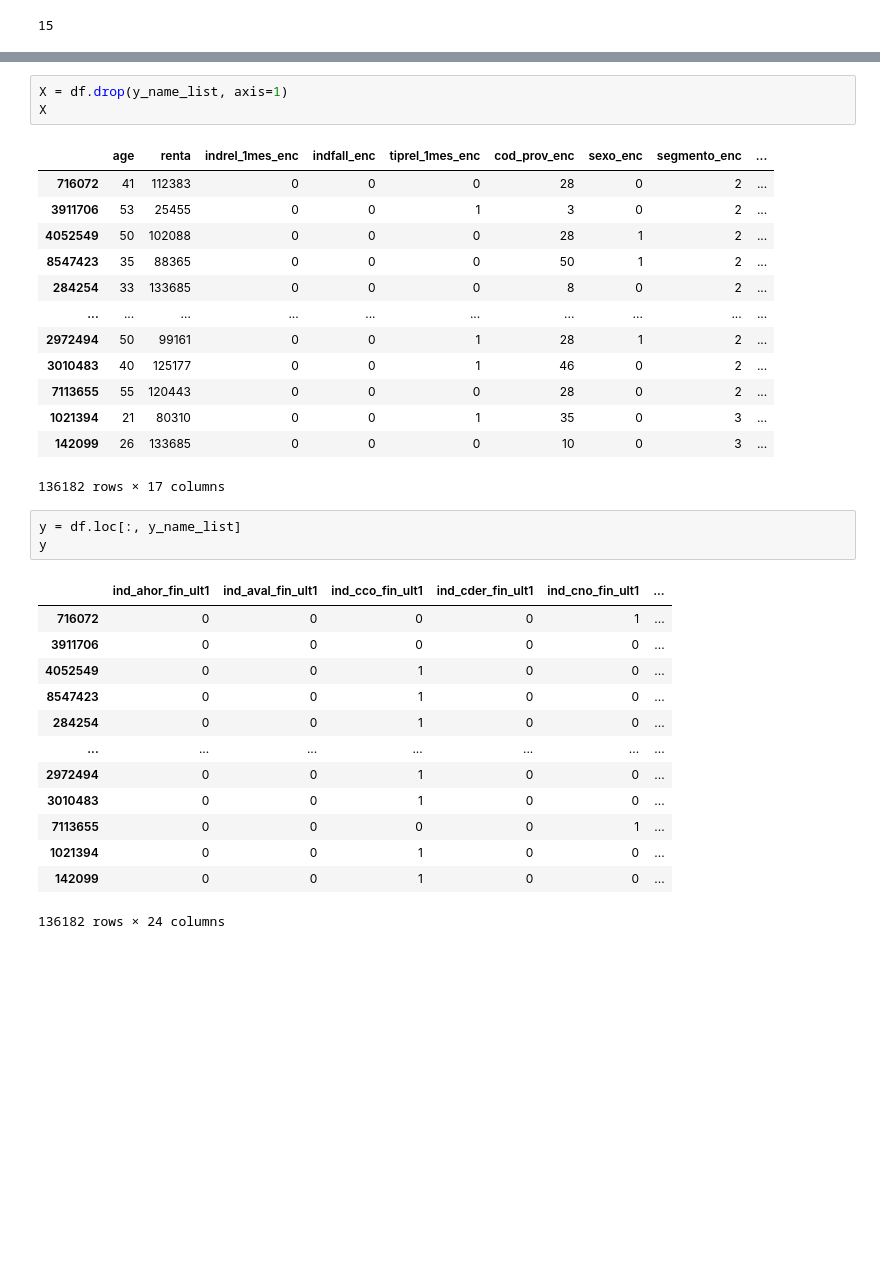
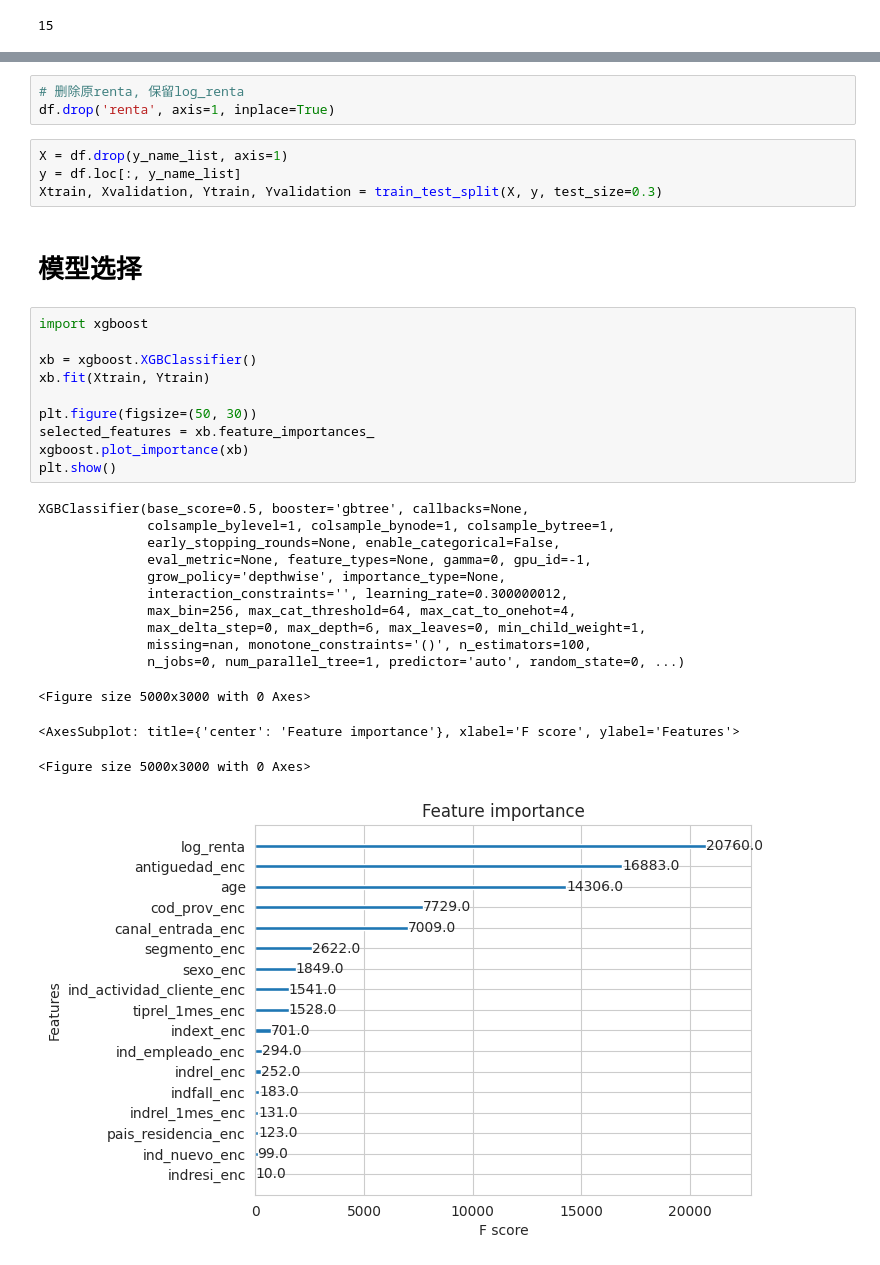
Before and after one commit to YIKAILucas/9417-ML, a Jupyter notebook: 2023_new/pre_process.ipynb, the cells around one changed output, grey strips where cells are left out. Saved outputs shown, nothing was run; the diff lists cells and outputs as text; blank space fills up the shorter version.

```diff
--- a/2023_new/pre_process.ipynb
+++ b/2023_new/pre_process.ipynb
@@ -894,35 +823,35 @@ antiguedad
 ind_nuevo
+# %%
+# 删除原renta, 保留log_renta
+df.drop('renta', axis=1, inplace=True)
 # %%
 X = df.drop(y_name_list, axis=1)
-X
+y = df.loc[:, y_name_list]
+Xtrain, Xvalidation, Ytrain, Yvalidation = train_test_split(X, y, test_size=0.3)
-# %% [output]
-|  | age | renta | indrel_1mes_enc | indfall_enc | tiprel_1mes_enc | cod_prov_enc | sexo_enc | segmento_enc | ... |
-| 716072 | 41 | 112383 | 0 | 0 | 0 | 28 | 0 | 2 | ... |
-| 3911706 | 53 | 25455 | 0 | 0 | 1 | 3 | 0 | 2 | ... |
-| 4052549 | 50 | 102088 | 0 | 0 | 0 | 28 | 1 | 2 | ... |
-| 8547423 | 35 | 88365 | 0 | 0 | 0 | 50 | 1 | 2 | ... |
-| 284254 | 33 | 133685 | 0 | 0 | 0 | 8 | 0 | 2 | ... |
-| ... | ... | ... | ... | ... | ... | ... | ... | ... | ... |
-| 2972494 | 50 | 99161 | 0 | 0 | 1 | 28 | 1 | 2 | ... |
-| 3010483 | 40 | 125177 | 0 | 0 | 1 | 46 | 0 | 2 | ... |
-| 7113655 | 55 | 120443 | 0 | 0 | 0 | 28 | 0 | 2 | ... |
-| 1021394 | 21 | 80310 | 0 | 0 | 1 | 35 | 0 | 3 | ... |
-| 142099 | 26 | 133685 | 0 | 0 | 0 | 10 | 0 | 3 | ... |
-136182 rows × 17 columns
-# %%
-y = df.loc[:, y_name_list]
-y
-# %% [output]
-|  | ind_ahor_fin_ult1 | ind_aval_fin_ult1 | ind_cco_fin_ult1 | ind_cder_fin_ult1 | ind_cno_fin_ult1 | ... |
-| 716072 | 0 | 0 | 0 | 0 | 1 | ... |
-| 3911706 | 0 | 0 | 0 | 0 | 0 | ... |
-| 4052549 | 0 | 0 | 1 | 0 | 0 | ... |
-| 8547423 | 0 | 0 | 1 | 0 | 0 | ... |
-| 284254 | 0 | 0 | 1 | 0 | 0 | ... |
-| ... | ... | ... | ... | ... | ... | ... |
-| 2972494 | 0 | 0 | 1 | 0 | 0 | ... |
-| 3010483 | 0 | 0 | 1 | 0 | 0 | ... |
-| 7113655 | 0 | 0 | 0 | 0 | 1 | ... |
-| 1021394 | 0 | 0 | 1 | 0 | 0 | ... |
-| 142099 | 0 | 0 | 1 | 0 | 0 | ... |
-136182 rows × 24 columns
+# %% [markdown]
+# 模型选择
+# %%
+import xgboost
+
+xb = xgboost.XGBClassifier()
+xb.fit(Xtrain, Ytrain)
+
+plt.figure(figsize=(50, 30))
+selected_features = xb.feature_importances_
+xgboost.plot_importance(xb)
+plt.show()
+# %% [output]
+XGBClassifier(base_score=0.5, booster='gbtree', callbacks=None,
+              colsample_bylevel=1, colsample_bynode=1, colsample_bytree=1,
+              early_stopping_rounds=None, enable_categorical=False,
+              eval_metric=None, feature_types=None, gamma=0, gpu_id=-1,
+              grow_policy='depthwise', importance_type=None,
+              interaction_constraints='', learning_rate=0.300000012,
+              max_bin=256, max_cat_threshold=64, max_cat_to_onehot=4,
+              max_delta_step=0, max_depth=6, max_leaves=0, min_child_weight=1,
+              missing=nan, monotone_constraints='()', n_estimators=100,
+              n_jobs=0, num_parallel_tree=1, predictor='auto', random_state=0, ...)
+<Figure size 5000x3000 with 0 Axes>
+<AxesSubplot: title={'center': 'Feature importance'}, xlabel='F score', ylabel='Features'>
+<Figure size 5000x3000 with 0 Axes>
+[figure, added]
```
Also changed, not shown: parts of 114 cells of this notebook, 4 other files.
